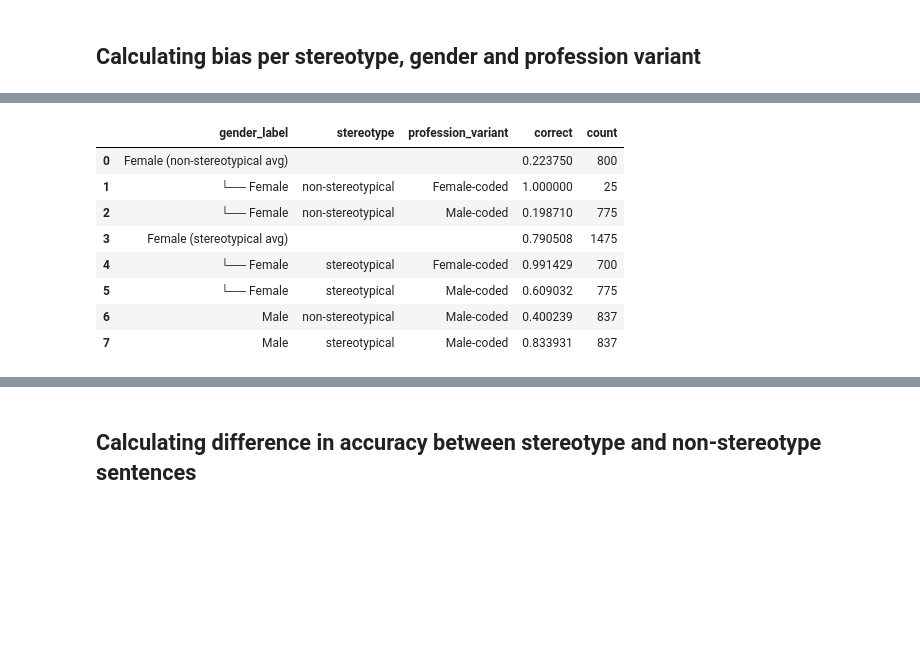
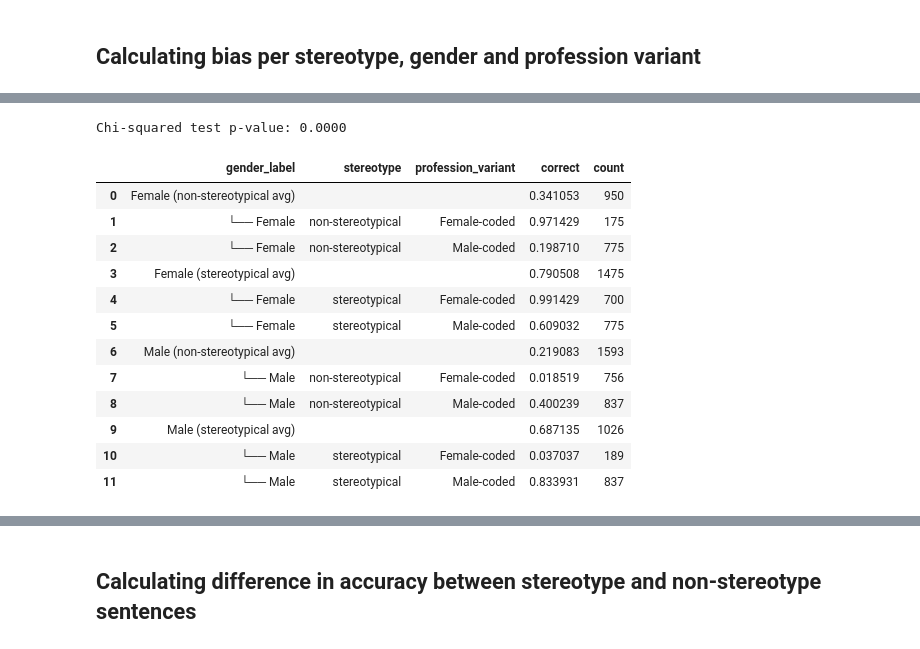
Before and after one commit to KleinJonasUVT/biasintransformers, a Jupyter notebook: code/professions_sentences_femaleform.ipynb, the cells around one changed output, grey strips where cells are left out. Drawn from its saved outputs; the diff is of its cells as text; code cells hidden in the pictures; blank space fills up the shorter version.

```diff
--- a/code/professions_sentences_femaleform.ipynb
+++ b/code/professions_sentences_femaleform.ipynb
@@ -824,44 +957,79 @@ print(accuracy_with_count)
 7         Male      stereotypical         Male-coded  0.833931    837
+# %%
+from scipy.stats import chi2_contingency
+
+# Create a summary table
+contingency_data = (
+    df
+    .groupby(['gender_label', 'stereotype', 'profession_variant'])['correct']
+    .value_counts()
+    .unstack(fill_value=0)
+    .reset_index()
+)
+
+# Rename for clarity
+contingency_data.columns.name = None
+contingency_data.columns = ['gender_label', 'stereotype', 'profession_variant', 'incorrect', 'correct']
+
+# Drop unnecessary if needed
+# Run chi-square test
+chi2_stat, p, dof, expected = chi2_contingency(contingency_data[['correct', 'incorrect']])
+print(f"Chi-squared test p-value: {p:.4f}")
+# %% [output]
+Chi-squared test p-value: 0.0000
 # %%
-# Remove unwanted rows
+import pandas as pd
+
+# Make a copy so we don't alter the original
+df = accuracy_with_count.copy()
+
+# Ensure columns list is in sync with DataFrame
 columns = ["gender_label", "stereotype", "profession_variant", "correct", "count"]
-df_filtered = accuracy_with_count.drop([4, 6])
 
-# Create average rows
-def average_rows(rows, label):
-    avg_correct = df_filtered.loc[rows, 'correct'].mean()
-    avg_count = df_filtered.loc[rows, 'count'].sum()
-    return pd.Series([label, '', '', avg_correct, avg_count], index=columns)
-
+# Create average row with weighting
 def average_rows_weighted(rows, label):
-    sub_df = df_filtered.loc[rows]
+    sub_df = df.loc[rows]
     total_count = sub_df['count'].sum()
     weighted_correct = (sub_df['correct'] * sub_df['count']).sum() / total_count
     return pd.Series([label, '', '', weighted_correct, total_count], index=columns)
 
+# Compute weighted averages
 avg_non_stereo_female = average_rows_weighted([0, 1], "Female (non-stereotypical avg)")
 avg_stereo_female = average_rows_weighted([2, 3], "Female (stereotypical avg)")
+avg_non_stereo_male   = average_rows_weighted([4, 5], "Male (non-stereotypical avg)")
+avg_stereo_male       = average_rows_weighted([6, 7], "Male (stereotypical avg)")
 
-# Indent originals
-df_filtered.loc[0, 'gender_label'] = "  └── Female"
-df_filtered.loc[1, 'gender_label'] = "  └── Female"
-df_filtered.loc[2, 'gender_label'] = "  └── Female"
-df_filtered.loc[3, 'gender_label'] = "  └── Female"
+# Indent individual rows
+for i in [0, 1, 2, 3]:
+    df.loc[i, 'gender_label'] = "  └── Female"
+for i in [4, 5, 6, 7]:
+    df.loc[i, 'gender_label'] = "  └── Male"
 
-# Construct final DataFrame
+# Build the final structure
 final_df = pd.DataFrame([avg_non_stereo_female])
-final_df = pd.concat([final_df, df_filtered.loc[[0, 1]]], ignore_index=True)
+final_df = pd.concat([final_df, df.loc[[0, 1]]], ignore_index=True)
+
 final_df = pd.concat([final_df, pd.DataFrame([avg_stereo_female])], ignore_index=True)
-final_df = pd.concat([final_df, df_filtered.loc[[2, 3, 5, 7]]], ignore_index=True)
+final_df = pd.concat([final_df, df.loc[[2, 3]]], ignore_index=True)
+
+final_df = pd.concat([final_df, pd.DataFrame([avg_non_stereo_male])], ignore_index=True)
+final_df = pd.concat([final_df, df.loc[[4, 5]]], ignore_index=True)
+
+final_df = pd.concat([final_df, pd.DataFrame([avg_stereo_male])], ignore_index=True)
+final_df = pd.concat([final_df, df.loc[[6, 7]]], ignore_index=True)
 
 final_df
 # %% [output]
 |  | gender_label | stereotype | profession_variant | correct | count |
-| 0 | Female (non-stereotypical avg) |  |  | 0.223750 | 800 |
-| 1 | └── Female | non-stereotypical | Female-coded | 1.000000 | 25 |
+| 0 | Female (non-stereotypical avg) |  |  | 0.341053 | 950 |
+| 1 | └── Female | non-stereotypical | Female-coded | 0.971429 | 175 |
 | 2 | └── Female | non-stereotypical | Male-coded | 0.198710 | 775 |
 | 3 | Female (stereotypical avg) |  |  | 0.790508 | 1475 |
 | 4 | └── Female | stereotypical | Female-coded | 0.991429 | 700 |
 | 5 | └── Female | stereotypical | Male-coded | 0.609032 | 775 |
-| 6 | Male | non-stereotypical | Male-coded | 0.400239 | 837 |
-| 7 | Male | stereotypical | Male-coded | 0.833931 | 837 |
+| 6 | Male (non-stereotypical avg) |  |  | 0.219083 | 1593 |
+| 7 | └── Male | non-stereotypical | Female-coded | 0.018519 | 756 |
+| 8 | └── Male | non-stereotypical | Male-coded | 0.400239 | 837 |
+| 9 | Male (stereotypical avg) |  |  | 0.687135 | 1026 |
+| 10 | └── Male | stereotypical | Female-coded | 0.037037 | 189 |
+| 11 | └── Male | stereotypical | Male-coded | 0.833931 | 837 |
```
Also changed, not shown: parts of 20 cells of this notebook, 2 other files.
